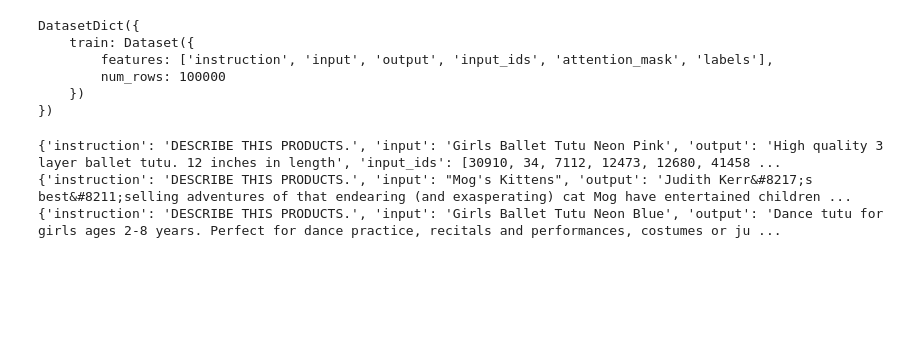
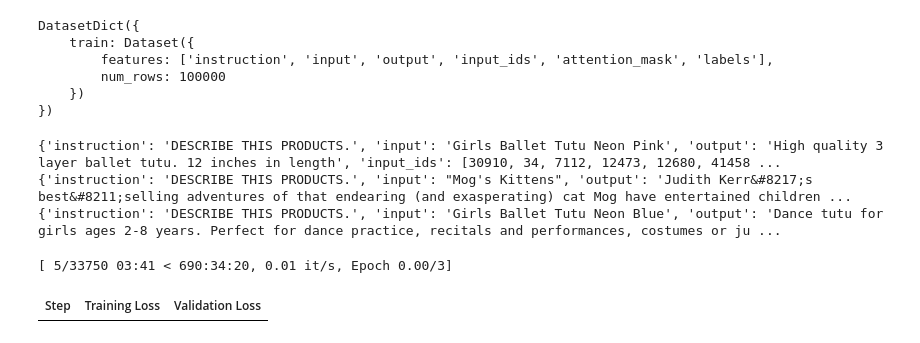
Before and after one commit to AndreaFabro/Tech_fase3, a Jupyter notebook: finetuning_split_1.ipynb, the cells around one changed output. Drawn from its saved outputs; the diff is of its cells as text; code cells hidden in the pictures; blank space fills up the shorter version.

```diff
--- a/finetuning_split_1.ipynb
+++ b/finetuning_split_1.ipynb
@@ -319,0 +321,46 @@ print(tokenized_datasets['train'][2])
+# %%
+# Tokenizar o dataset de treino e validação
+tokenized_train_dataset = train_dataset.map(tokenize_function, batched=True)
+tokenized_eval_dataset = eval_dataset.map(tokenize_function, batched=True)
+# %%
+from transformers import DataCollatorForLanguageModeling
+
+# Criar o collator para causal language modeling
+data_collator = DataCollatorForLanguageModeling(tokenizer=tokenizer, mlm=False)
+# %%
+from transformers import AutoModelForCausalLM, AutoTokenizer, DataCollatorForLanguageModeling, Trainer, TrainingArguments
+
+# Definir os parâmetros de treinamento
+training_args = TrainingArguments(
+    output_dir='./outputs',
+    evaluation_strategy="steps",
+    learning_rate=2e-4,
+    per_device_train_batch_size=2,
+    per_device_eval_batch_size=4,
+    gradient_accumulation_steps=4,
+    num_train_epochs=3,
+    weight_decay=0.01,
+    logging_dir='./logs',
+    logging_steps=1,
+    save_total_limit=2,
+    save_steps=500,
+    eval_steps=500,
+    load_best_model_at_end=True,
+)
+
+
+# Criar o Trainer
+trainer = Trainer(
+    model=model,
+    args=training_args,
+    train_dataset=tokenized_train_dataset,
+    eval_dataset=tokenized_eval_dataset,
+    tokenizer=tokenizer,
+    data_collator=data_collator,
+)
+# %%
+# Treinar o modelo
+trainer.train()
+# %% [output]
+[ 5/33750 03:41 < 690:34:20, 0.01 it/s, Epoch 0.00/3]
+| Step | Training Loss | Validation Loss |
```
Also changed, not shown: parts of 4 cells of this notebook.
